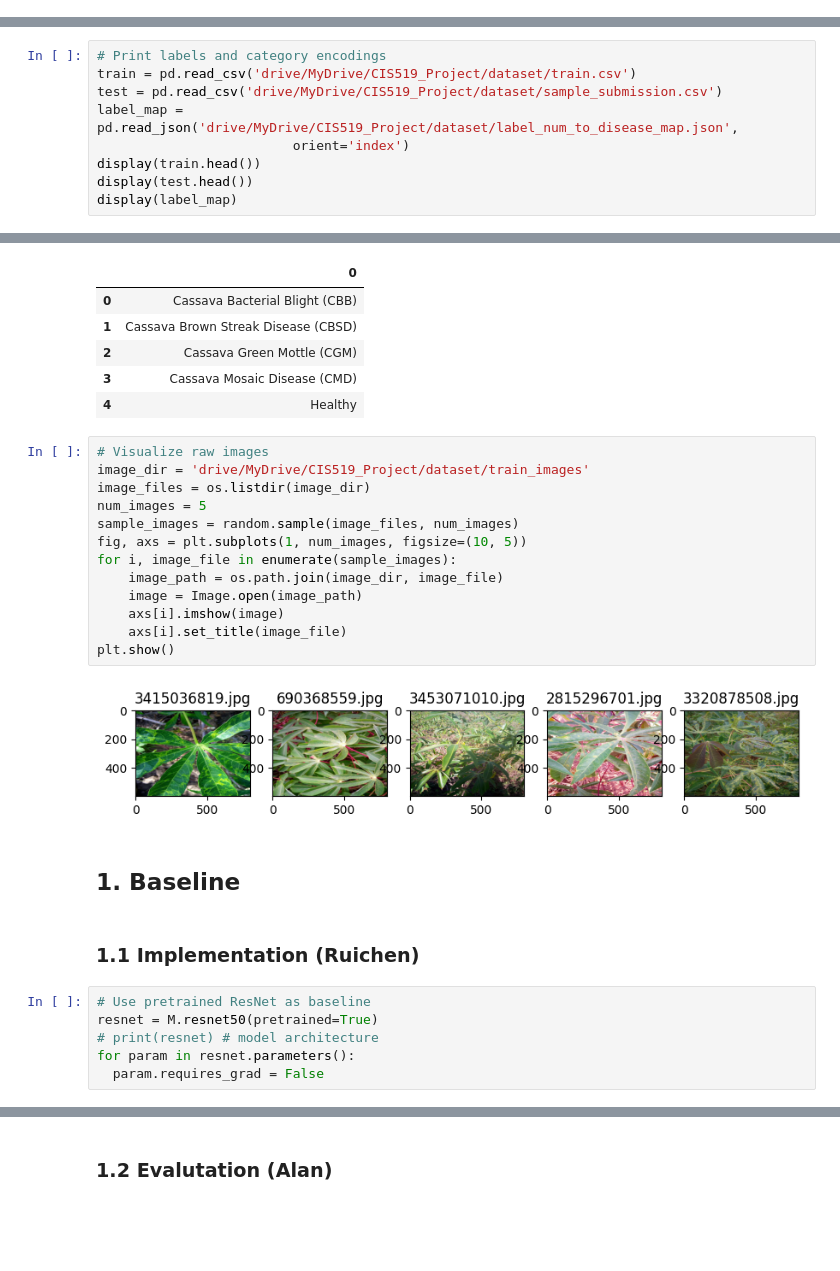
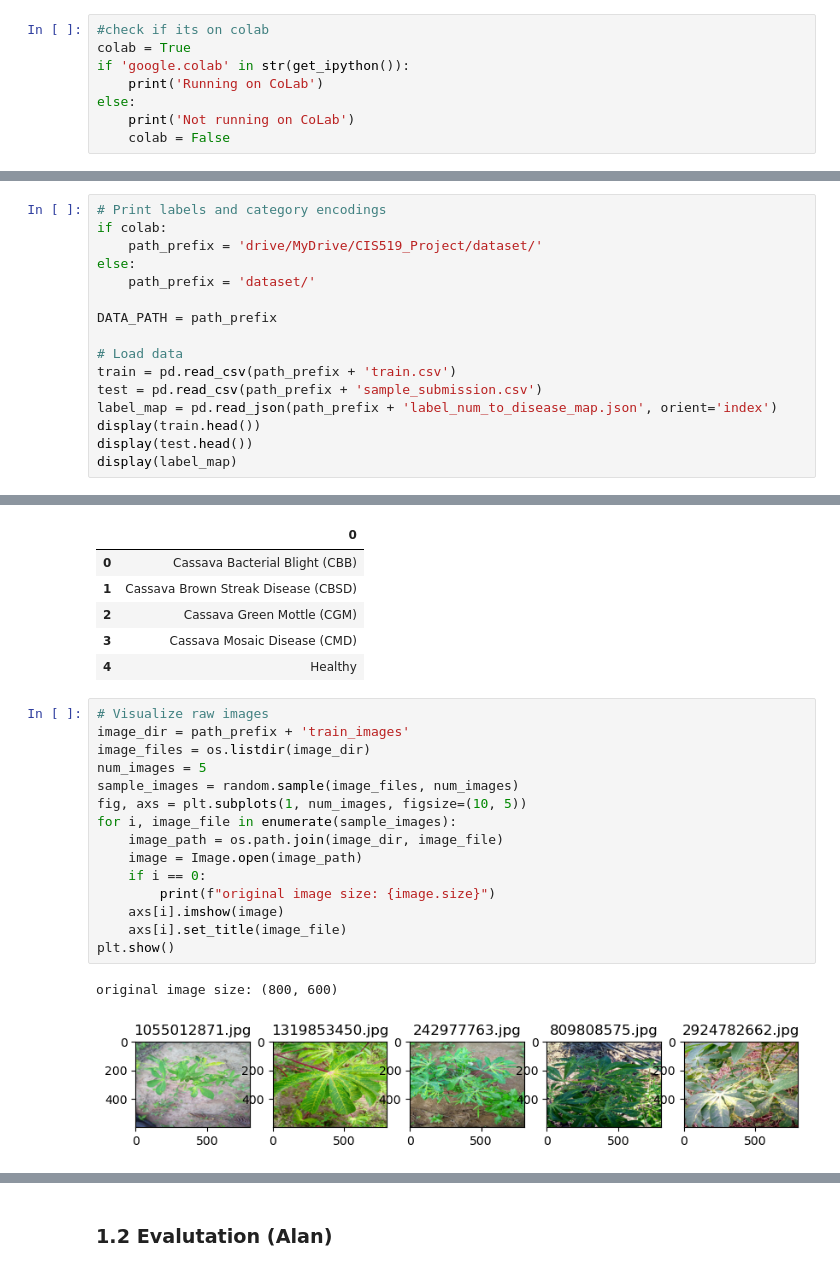
Before and after one commit to qihang-dai/Double-Machine-Learning, a Jupyter notebook: Project_Cassava_Leaf_Image_Classification.ipynb, the cells around one changed output, grey strips where cells are left out. Drawn from its saved outputs; the diff is of its cells as text; blank space fills up the shorter version.

Commit message:
try to go back to colab

```diff
--- a/Project_Cassava_Leaf_Image_Classification.ipynb
+++ b/Project_Cassava_Leaf_Image_Classification.ipynb
@@ -40,2 +35,10 @@ Mounted at /content/drive
 # %% [markdown]
 ## EDA
+# %%
+#check if its on colab
+colab = True
+if 'google.colab' in str(get_ipython()):
+    print('Running on CoLab')
+else:
+    print('Not running on CoLab')
+    colab = False
@@ -42,9 +47,16 @@ Mounted at /content/drive
 # %%
 # Print labels and category encodings
-train = pd.read_csv('drive/MyDrive/CIS519_Project/dataset/train.csv')
-test = pd.read_csv('drive/MyDrive/CIS519_Project/dataset/sample_submission.csv')
-label_map = pd.read_json('drive/MyDrive/CIS519_Project/dataset/label_num_to_disease_map.json',
-                         orient='index')
+if colab:
+    path_prefix = 'drive/MyDrive/CIS519_Project/dataset/'
+else:
+    path_prefix = 'dataset/'
+
+DATA_PATH = path_prefix
+
+# Load data
+train = pd.read_csv(path_prefix + 'train.csv')
+test = pd.read_csv(path_prefix + 'sample_submission.csv')
+label_map = pd.read_json(path_prefix + 'label_num_to_disease_map.json', orient='index')
 display(train.head())
 display(test.head())
 display(label_map)
@@ -65,26 +77,19 @@ display(label_map)
 | 4 | Healthy |
 # %%
 # Visualize raw images
-image_dir = 'drive/MyDrive/CIS519_Project/dataset/train_images'
+image_dir = path_prefix + 'train_images'
 image_files = os.listdir(image_dir)
 num_images = 5
 sample_images = random.sample(image_files, num_images)
 fig, axs = plt.subplots(1, num_images, figsize=(10, 5))
 for i, image_file in enumerate(sample_images):
     image_path = os.path.join(image_dir, image_file)
     image = Image.open(image_path)
+    if i == 0:
+        print(f"original image size: {image.size}")
     axs[i].imshow(image)
     axs[i].set_title(image_file)
 plt.show()
 # %% [output]
+original image size: (800, 600)
-[figure, old version]
+[figure, new version]
-# %% [markdown]
-## 1. Baseline
-# %% [markdown]
-### 1.1 Implementation (Ruichen)
-# %%
-# Use pretrained ResNet as baseline
-resnet = M.resnet50(pretrained=True)
-# print(resnet) # model architecture
-for param in resnet.parameters():
-  param.requires_grad = False
```
Also changed, not shown: parts of 22 cells of this notebook, 2 other files.
